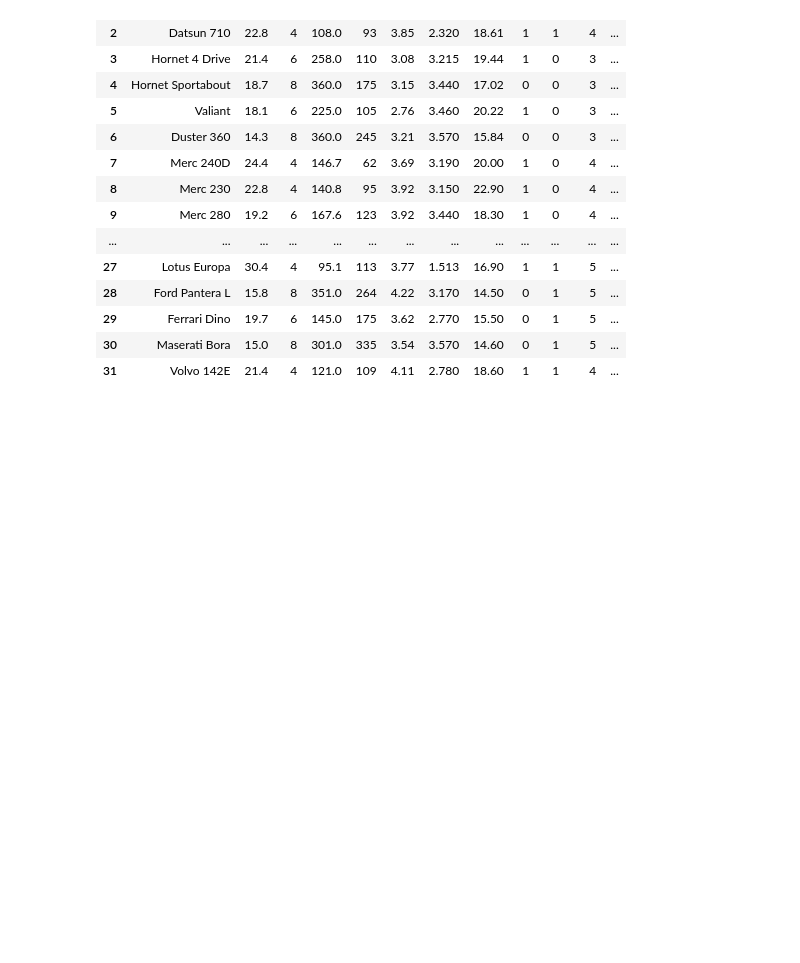
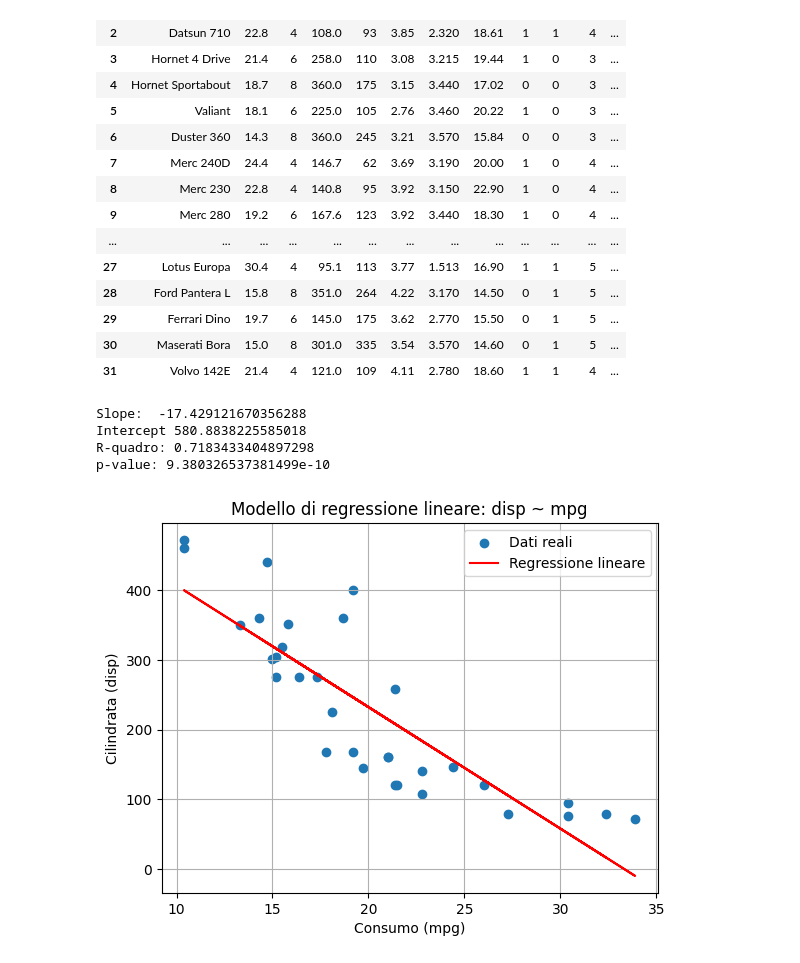
Before and after one commit to lisacontardo/Lab_2, a Jupyter notebook: 6_Esercizi_lez_6.ipynb, the cells around one changed output. Drawn from its saved outputs; the diff is of its cells as text; code cells hidden in the pictures; blank space fills up the shorter version.

```diff
--- a/6_Esercizi_lez_6.ipynb
+++ b/6_Esercizi_lez_6.ipynb
@@ -117,3 +161,34 @@ df
 | 29 | Ferrari Dino | 19.7 | 6 | 145.0 | 175 | 3.62 | 2.770 | 15.50 | 0 | 1 | 5 | ... |
 | 30 | Maserati Bora | 15.0 | 8 | 301.0 | 335 | 3.54 | 3.570 | 14.60 | 0 | 1 | 5 | ... |
 | 31 | Volvo 142E | 21.4 | 4 | 121.0 | 109 | 4.11 | 2.780 | 18.60 | 1 | 1 | 4 | ... |
+# %%
+#regressione
+import numpy as np
+from scipy.stats import linregress
+#variabile indipendente
+x = df['mpg']
+y = df['disp']
+slope, intercept, r_value, p_value, std_err = linregress(x, y)
+
+print("Slope: ", slope)
+print("Intercept", intercept)
+print("R-quadro:", r_value**2)
+print("p-value:", p_value)
+
+#predizione dei valori stimati (equazione della retta)
+y_pred = slope * x + intercept
+
+plt.scatter(x, y, label='Dati reali')
+plt.plot(x, y_pred, color='red', label='Regressione lineare')
+plt.xlabel("Consumo (mpg)")
+plt.ylabel("Cilindrata (disp)")
+plt.title("Modello di regressione lineare: disp ~ mpg")
+plt.legend()
+plt.grid(True)
+plt.show()
+# %% [output]
+Slope:  -17.429121670356288
+Intercept 580.8838225585018
+R-quadro: 0.7183433404897298
+p-value: 9.380326537381499e-10
+[figure, added]
```
Also changed, not shown: parts of 3 cells of this notebook.
